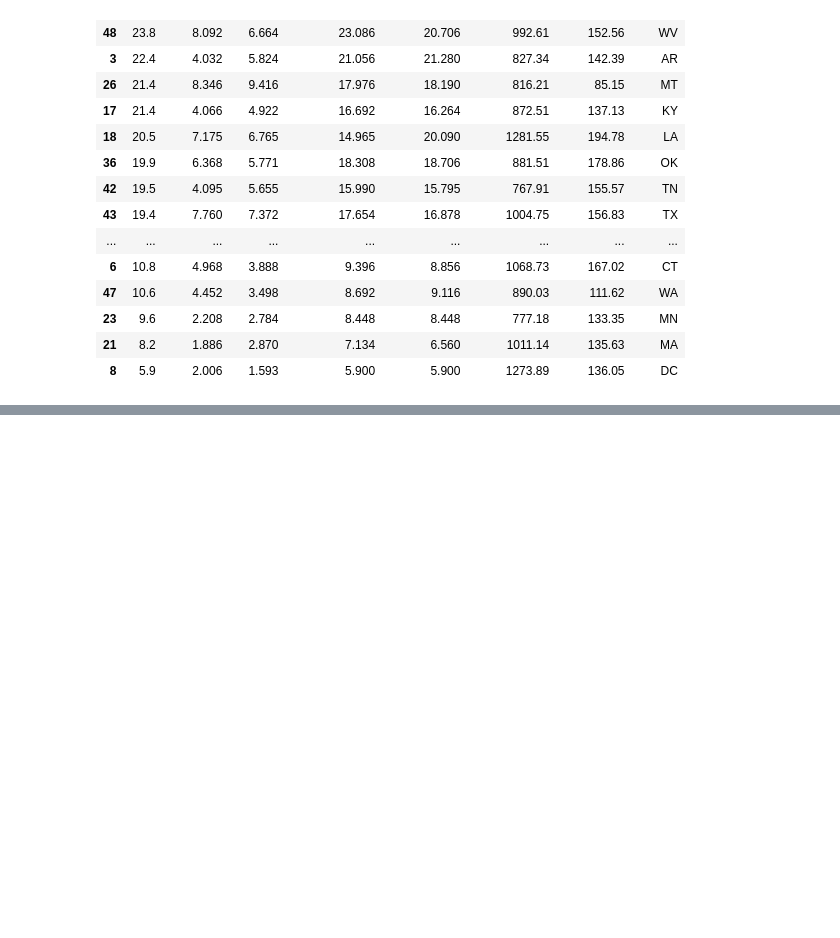
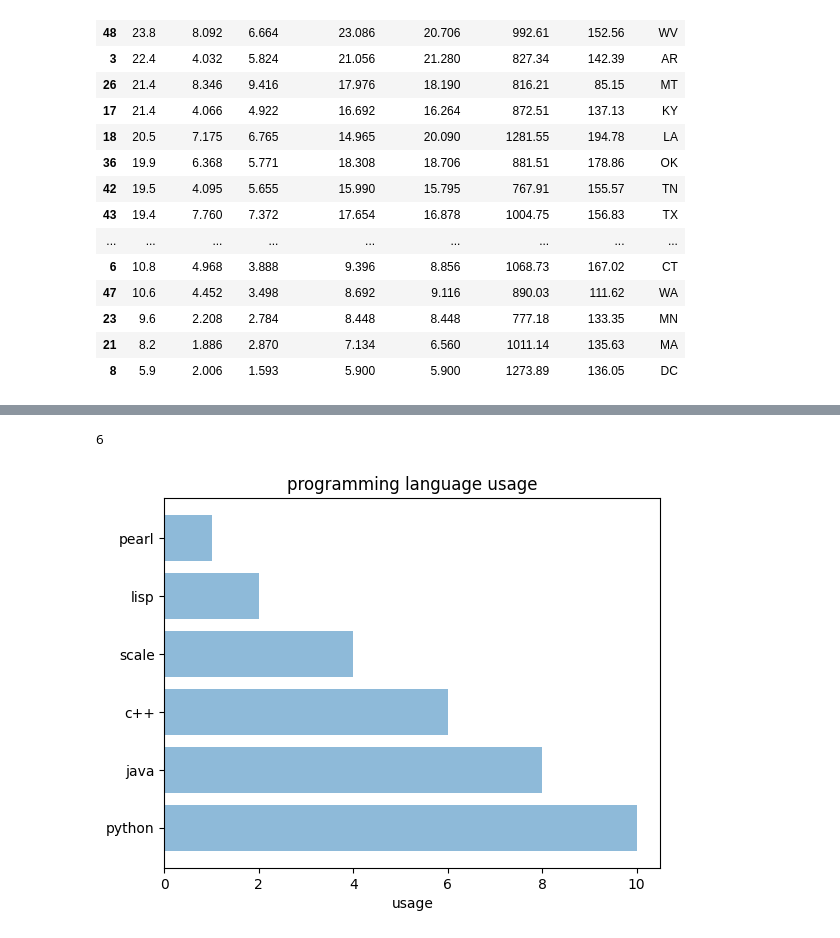
Before and after one commit to muskan-student/pythondata-analytics, a Jupyter notebook: practice.ipynb, the cells around one changed output, grey strips where cells are left out. Cells and saved outputs as stored; diff of their text form; code cells hidden in the pictures; blank space fills up the shorter version.

```diff
--- a/practice.ipynb
+++ b/practice.ipynb
@@ -330,0 +443,12 @@ sns.despine(left = True ,bottom = True)
+# %%
+object = ['python','java','c++','scale','lisp','pearl']
+y_pos= np.arange(len(object))
+performance= [10,8,6,4,2,1]
+plt.barh(y_pos,performance,align = 'center',alpha =.5)
+plt.yticks(y_pos,object)
+plt.xlabel('usage')
+plt.title('programming language usage')
+plt.show()
+# %% [output]
+6
+[figure, added]
```
Also changed, not shown: parts of 23 cells of this notebook, 1 other file.
